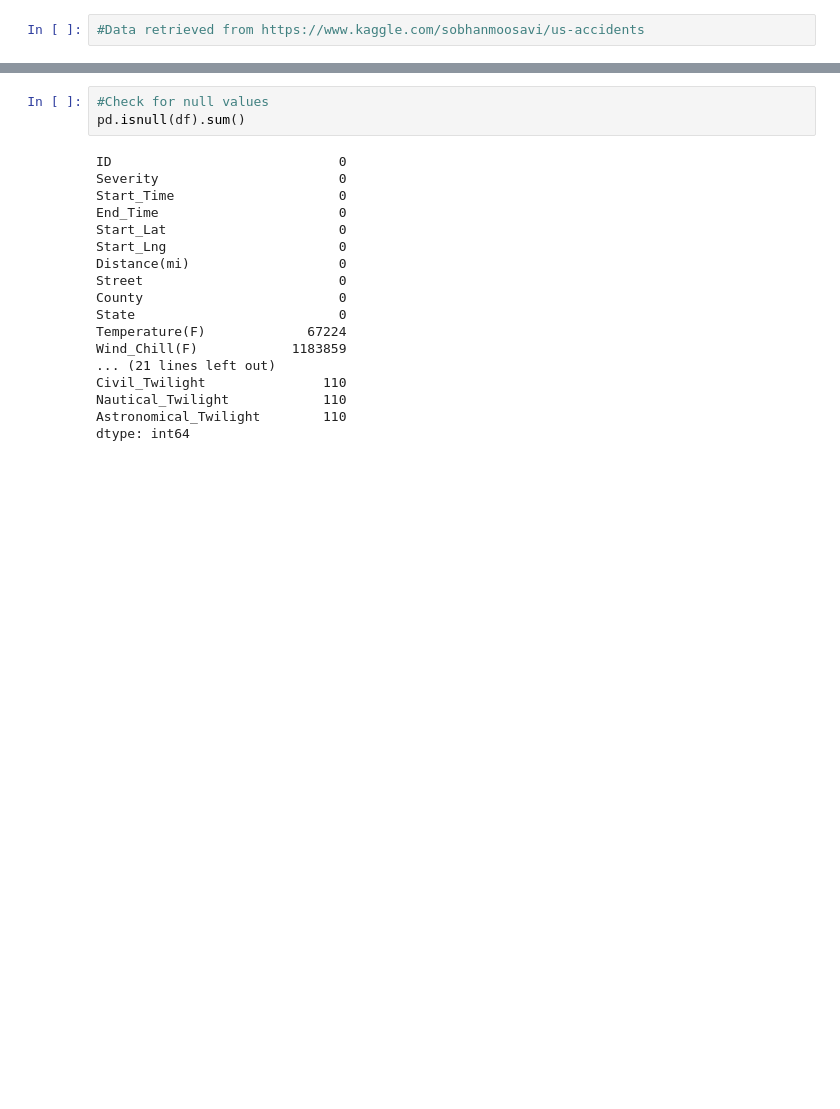
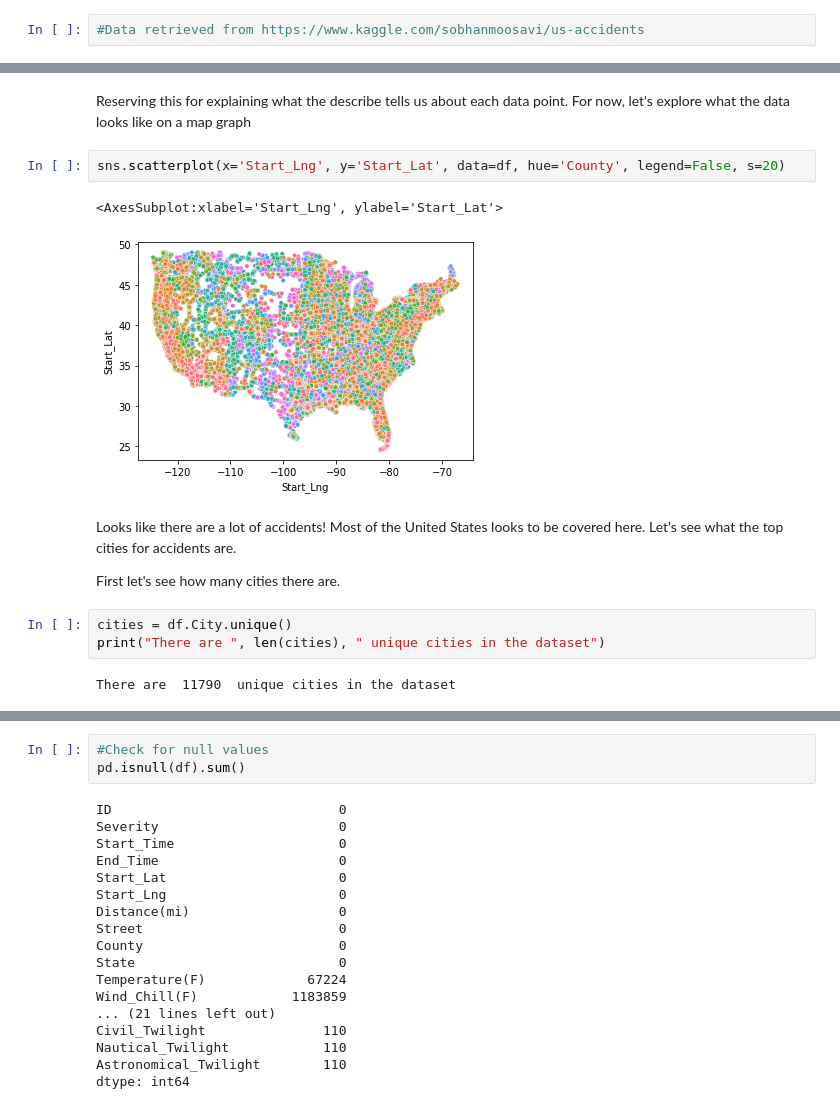
Before and after one commit to weslieashlyn/5300-Traffic-Accidents, a Jupyter notebook: Data Cleaning.ipynb, the cells around one changed output, grey strips where cells are left out. Drawn from its saved outputs; the diff is of its cells as text; blank space fills up the shorter version.

```diff
--- a/Data Cleaning.ipynb
+++ b/Data Cleaning.ipynb
@@ -21,0 +85,16 @@ print(df.shape)
+# %% [markdown]
+Reserving this for explaining what the describe tells us about each data point. For now, let's explore what the data looks like on a map graph
+# %%
+sns.scatterplot(x='Start_Lng', y='Start_Lat', data=df, hue='County', legend=False, s=20)
+# %% [output]
+<AxesSubplot:xlabel='Start_Lng', ylabel='Start_Lat'>
+[figure, added]
+# %% [markdown]
+Looks like there are a lot of accidents! Most of the United States looks to be covered here. Let's see what the top cities for accidents are.
+
+First let's see how many cities there are.
+# %%
+cities = df.City.unique()
+print("There are ", len(cities), " unique cities in the dataset")
+# %% [output]
+There are  11790  unique cities in the dataset
```
Also changed, not shown: parts of 28 cells of this notebook, 1 other file.
